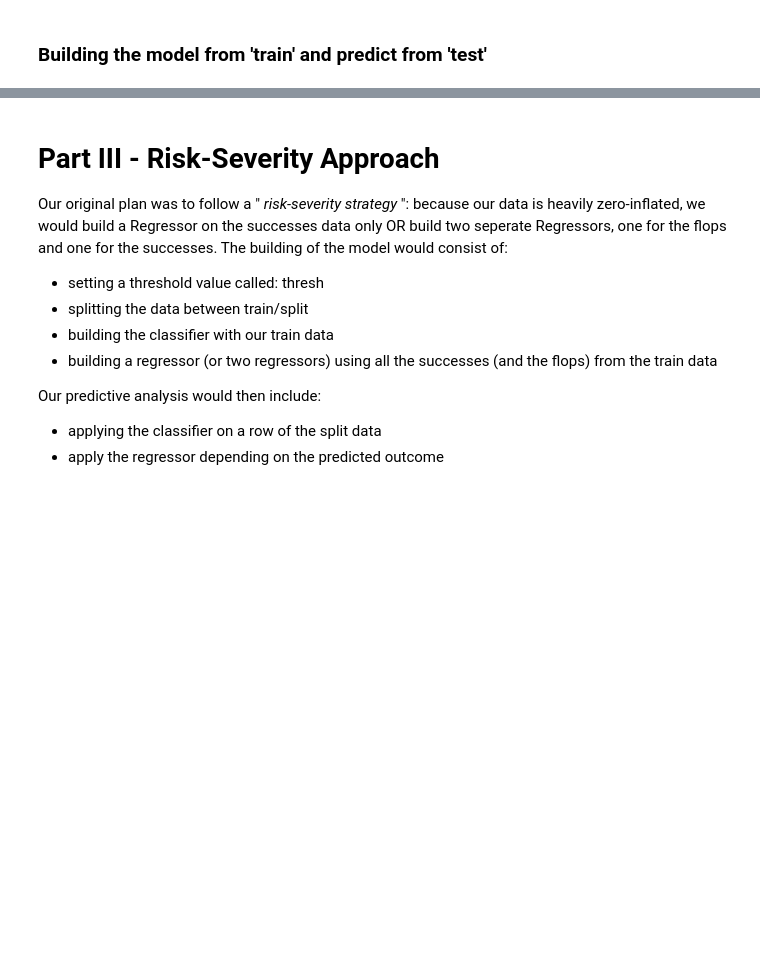
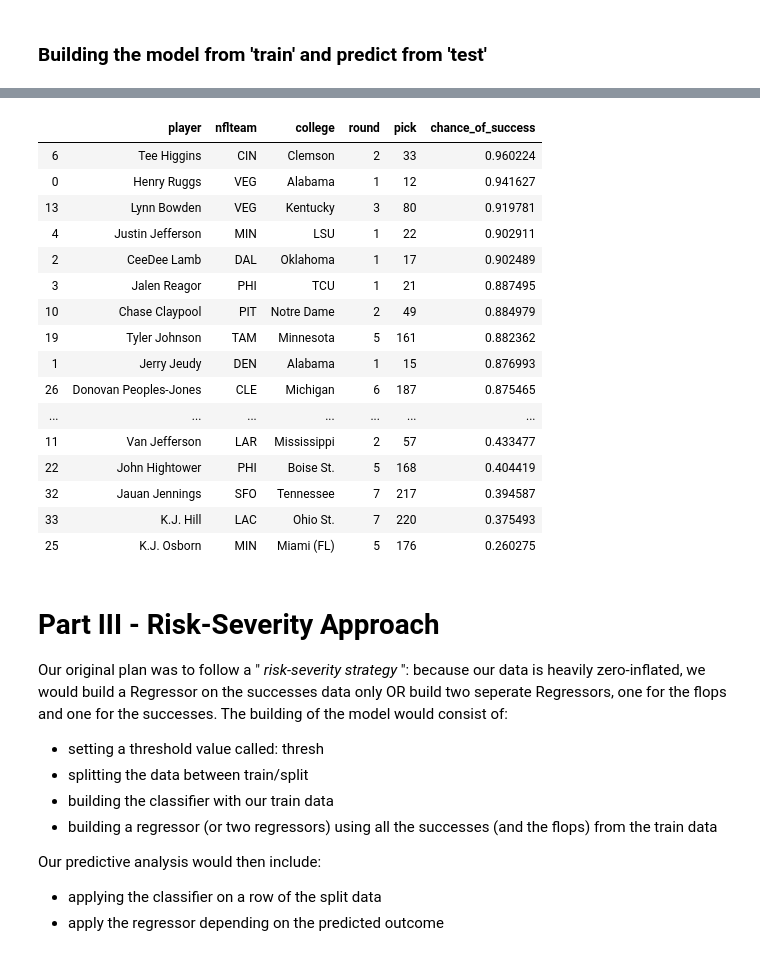
Before and after one commit to adriensaremi/Springboard, a Jupyter notebook: Capstone_1/Machine_Learning_Model_2.ipynb, the cells around one changed output, grey strips where cells are left out. Cells and saved outputs as stored; diff of their text form; code cells hidden in the pictures; blank space fills up the shorter version.

```diff
--- a/Capstone_1/Machine_Learning_Model_2.ipynb
+++ b/Capstone_1/Machine_Learning_Model_2.ipynb
@@ -314,3 +310,23 @@ wr_2020_pred
+# %%
+wr_2020_pred.sort_values(by = 'chance_of_success', ascending=False)
+# %% [output]
+|  | player | nflteam | college | round | pick | chance_of_success |
+| 6 | Tee Higgins | CIN | Clemson | 2 | 33 | 0.960224 |
+| 0 | Henry Ruggs | VEG | Alabama | 1 | 12 | 0.941627 |
+| 13 | Lynn Bowden | VEG | Kentucky | 3 | 80 | 0.919781 |
+| 4 | Justin Jefferson | MIN | LSU | 1 | 22 | 0.902911 |
+| 2 | CeeDee Lamb | DAL | Oklahoma | 1 | 17 | 0.902489 |
+| 3 | Jalen Reagor | PHI | TCU | 1 | 21 | 0.887495 |
+| 10 | Chase Claypool | PIT | Notre Dame | 2 | 49 | 0.884979 |
+| 19 | Tyler Johnson | TAM | Minnesota | 5 | 161 | 0.882362 |
+| 1 | Jerry Jeudy | DEN | Alabama | 1 | 15 | 0.876993 |
+| 26 | Donovan Peoples-Jones | CLE | Michigan | 6 | 187 | 0.875465 |
+| ... | ... | ... | ... | ... | ... | ... |
+| 11 | Van Jefferson | LAR | Mississippi | 2 | 57 | 0.433477 |
+| 22 | John Hightower | PHI | Boise St. | 5 | 168 | 0.404419 |
+| 32 | Jauan Jennings | SFO | Tennessee | 7 | 217 | 0.394587 |
+| 33 | K.J. Hill | LAC | Ohio St. | 7 | 220 | 0.375493 |
+| 25 | K.J. Osborn | MIN | Miami (FL) | 5 | 176 | 0.260275 |
 # %% [markdown]
 # Part III - Risk-Severity Approach
 
```
Also changed, not shown: parts of 3 cells of this notebook.
